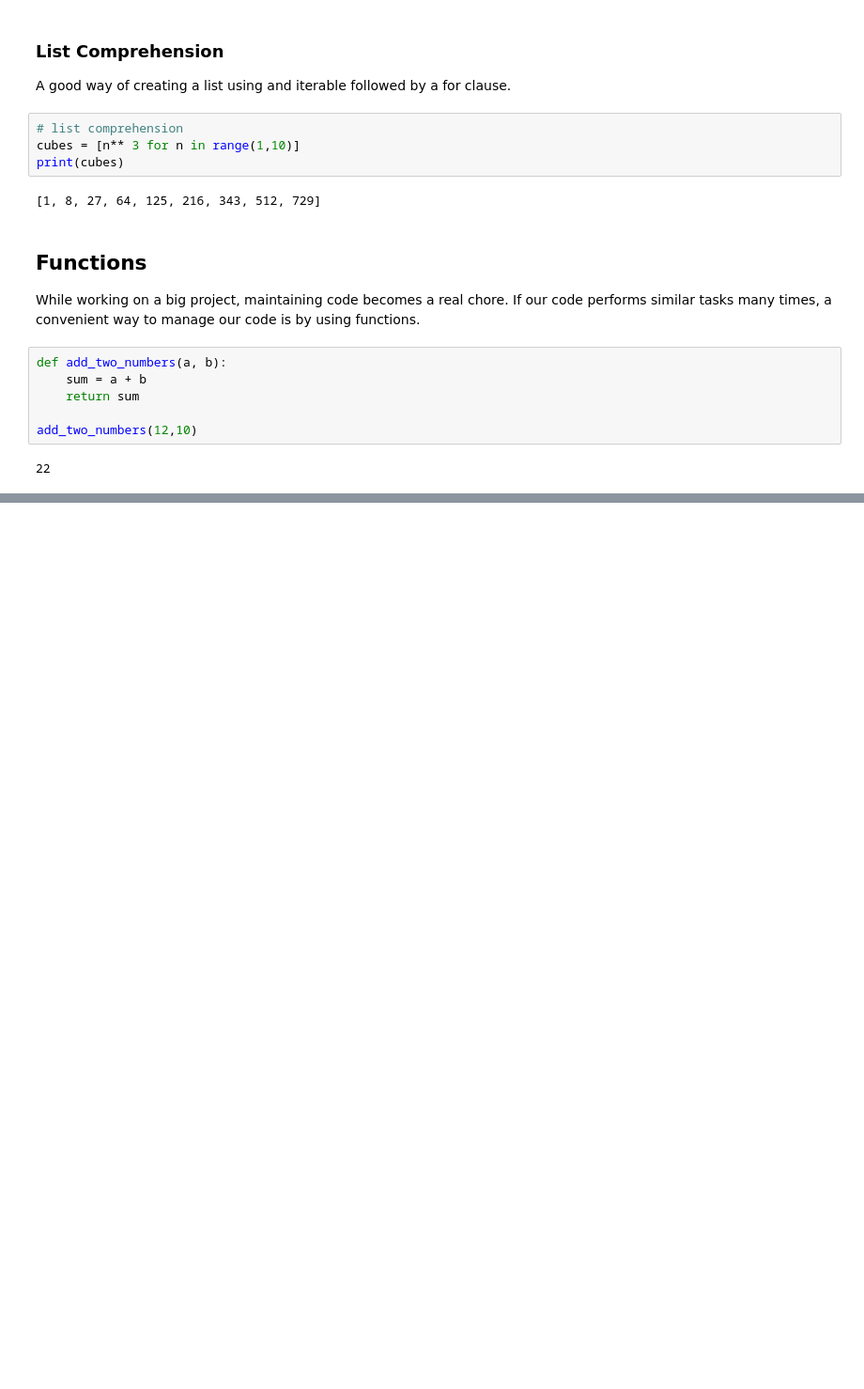
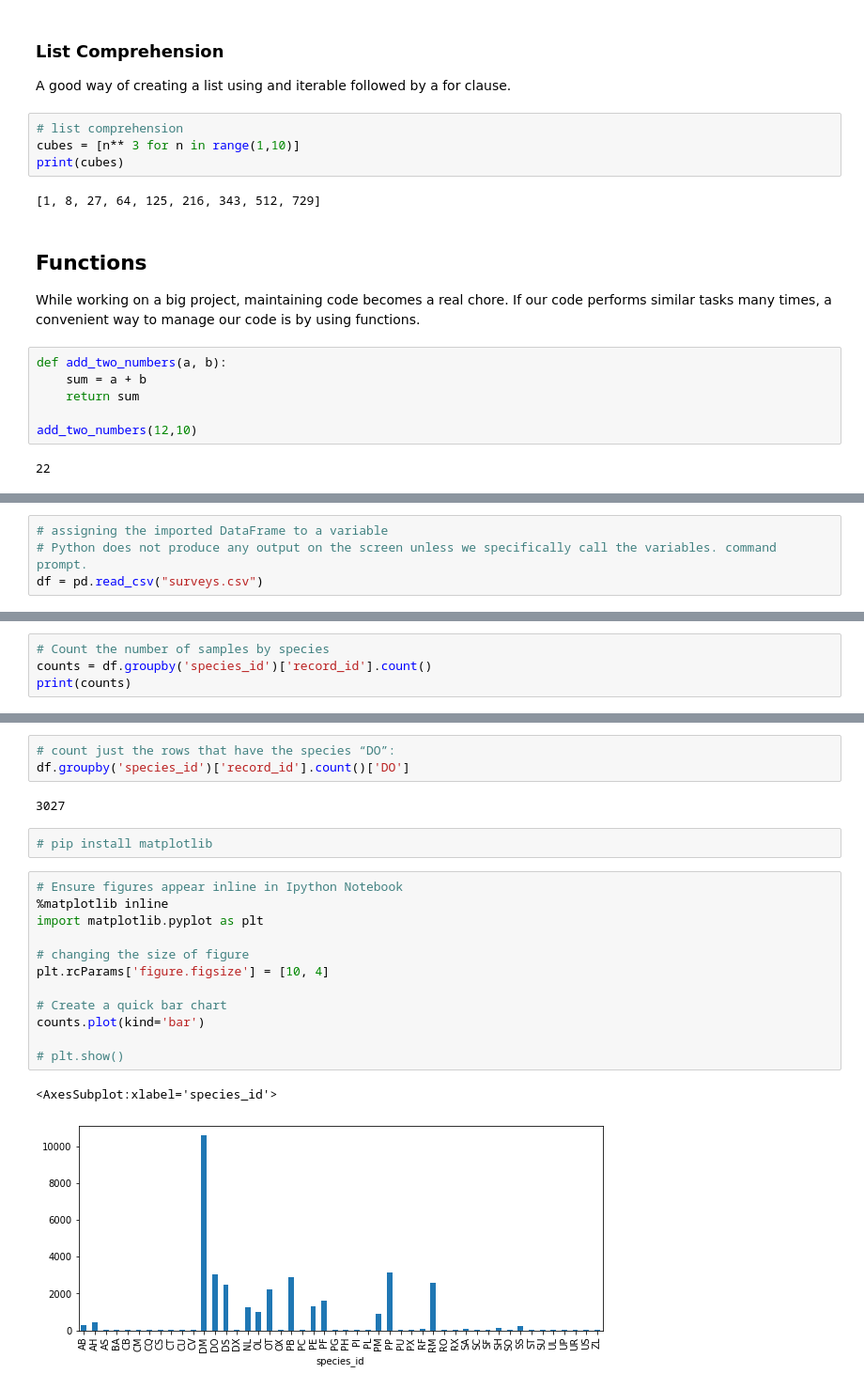
Before and after one commit to saritmaitra/Python-Fundamentals, a Jupyter notebook: Data types.ipynb, the cells around one changed output, grey strips where cells are left out. Shown at 94% size. Saved outputs shown, nothing was run; the diff lists cells and outputs as text; blank space fills up the shorter version.

```diff
--- a/Data types.ipynb
+++ b/Data types.ipynb
@@ -347,0 +411,4 @@ add_two_numbers(12,10)
+# %%
+# assigning the imported DataFrame to a variable
+# Python does not produce any output on the screen unless we specifically call the variables. command prompt.
+df = pd.read_csv("surveys.csv")
@@ -347,0 +558,4 @@ add_two_numbers(12,10)
+# %%
+# Count the number of samples by species
+counts = df.groupby('species_id')['record_id'].count()
+print(counts)
@@ -347,0 +580,22 @@ add_two_numbers(12,10)
+# %%
+# count just the rows that have the species “DO”:
+df.groupby('species_id')['record_id'].count()['DO']
+# %% [output]
+3027
+# %%
+# pip install matplotlib
+# %%
+# Ensure figures appear inline in Ipython Notebook
+%matplotlib inline
+import matplotlib.pyplot as plt
+
+# changing the size of figure
+plt.rcParams['figure.figsize'] = [10, 4]
+
+# Create a quick bar chart
+counts.plot(kind='bar')
+
+# plt.show()
+# %% [output]
+<AxesSubplot:xlabel='species_id'>
+[figure, added]
```
Also changed, not shown: parts of 28 cells of this notebook.
